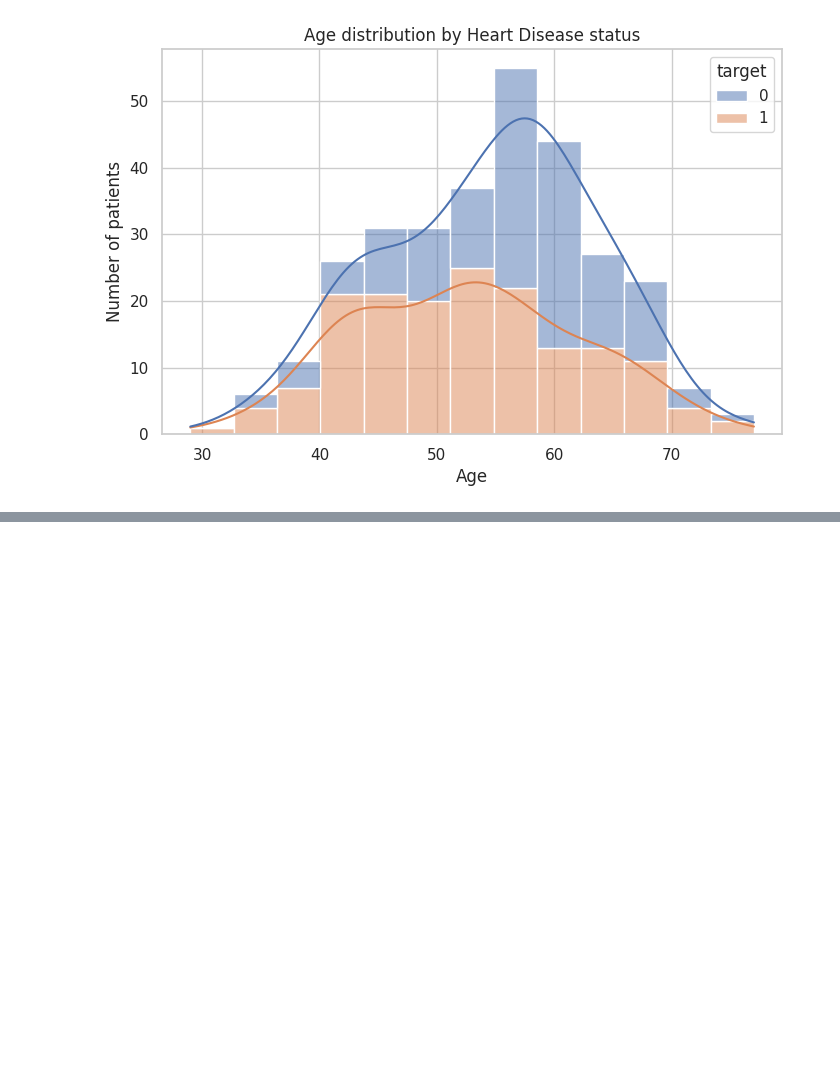
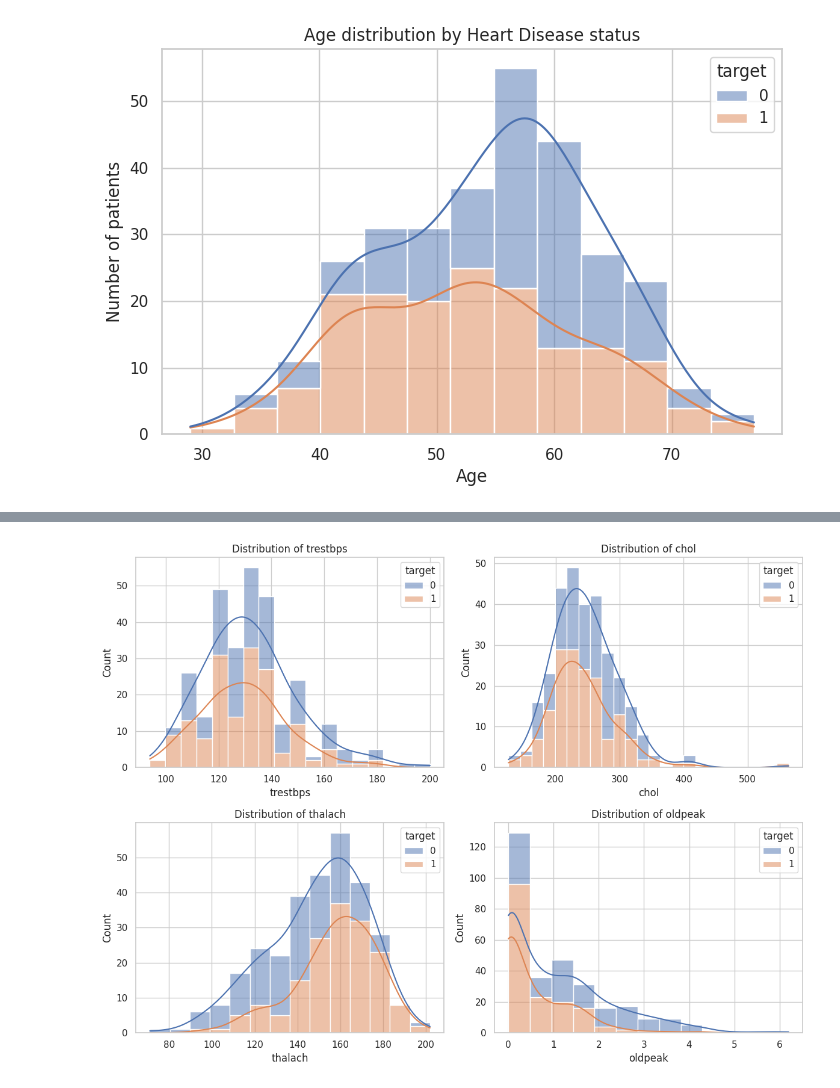
Before and after one commit to VishRoy/kaggle-notebook, a Jupyter notebook: Medical_KNN.ipynb, the cells around one changed output, grey strips where cells are left out. Cells and saved outputs as stored; diff of their text form; code cells hidden in the pictures; blank space fills up the shorter version.

```diff
--- a/Medical_KNN.ipynb
+++ b/Medical_KNN.ipynb
@@ -133,0 +155,14 @@ plt.show()
+# %%
+num_cols = ["trestbps", "chol", "thalach", "oldpeak"]
+
+fig, axes = plt.subplots(2, 2, figsize=(12, 9))
+axes = axes.ravel()
+
+for ax, col in zip(axes, num_cols):
+   sns.histplot(data=df, x=col, hue="target", kde=True, multiple="stack", ax=ax)
+   ax.set_title(f"Distribution of {col}")
+
+plt.tight_layout()
+plt.show()
+# %% [output]
+[figure, added]
```
Also changed, not shown: parts of 6 cells of this notebook.
